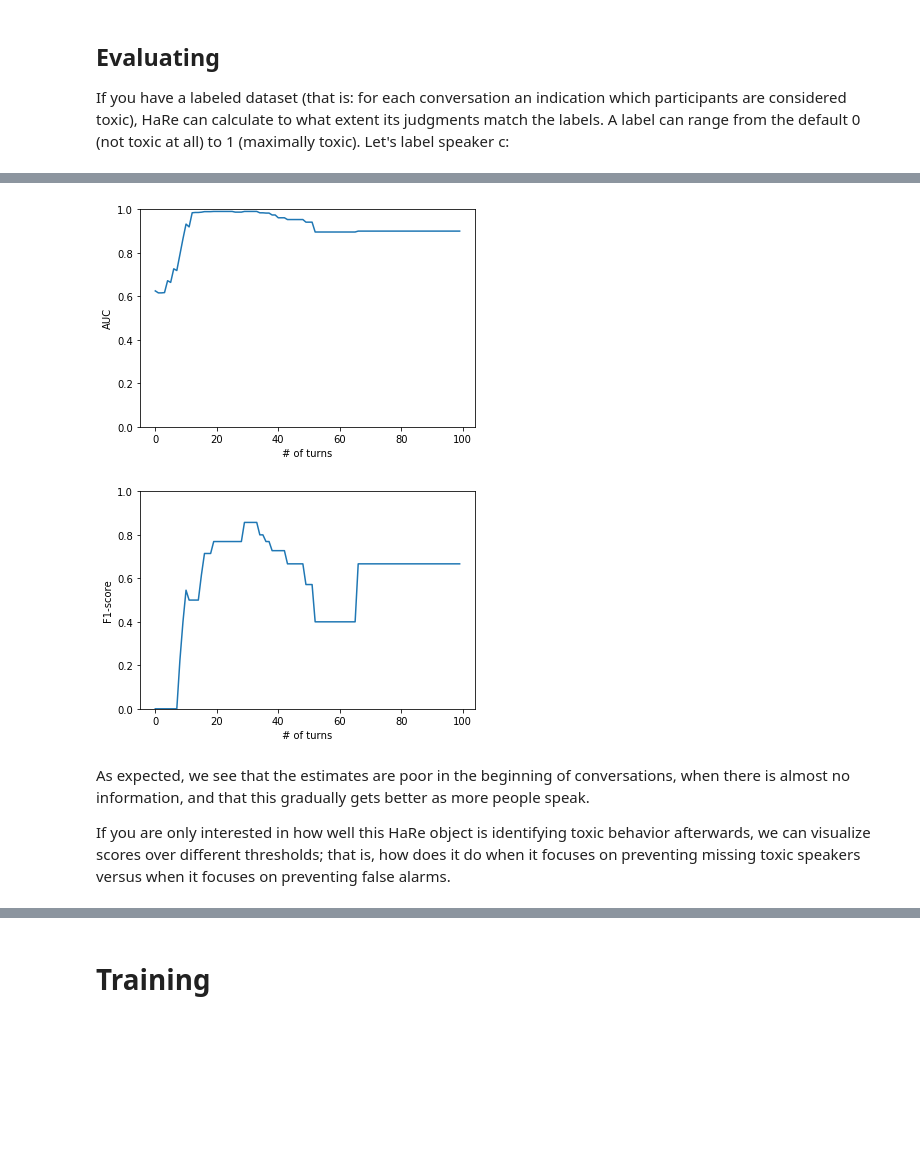
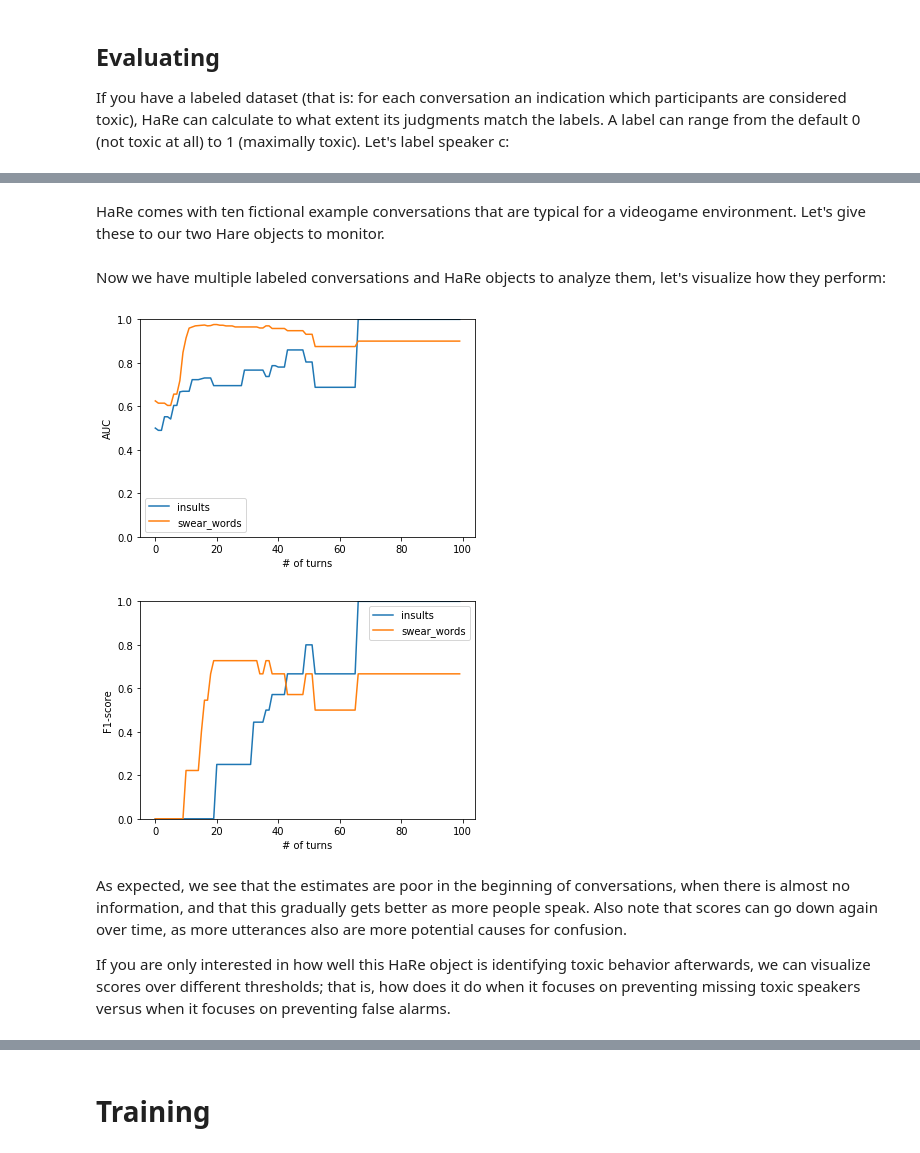
Before and after one commit to Woseseltops/HaRe, a Jupyter notebook: HaRe.ipynb, the cells around one changed output, grey strips where cells are left out. Drawn from its saved outputs; the diff is of its cells as text; code cells hidden in the pictures; blank space fills up the shorter version.

Commit message:
Added visualizing evaluation of multiple HaRe objects at once

```diff
--- a/HaRe.ipynb
+++ b/HaRe.ipynb
@@ -103,19 +94,38 @@ moba_hare.brain = DictBasedBrain()
+# %%
+from hare import Hare
+from hare.brain import DictBasedBrain
+
+insult_hare = Hare(name='insults')
+insult_hare.brain = DictBasedBrain()
+insult_hare.brain.bad_words = ['noob','newb','n00b','fag','loser']
+
+swear_hare = Hare(name='swear_words')
+swear_hare.brain = DictBasedBrain()
+swear_hare.brain.bad_words = ['fuck','fck','fuk','shit','stfu','wtf','suck']
+# %% [markdown]
+HaRe comes with ten fictional example conversations that are typical for a videogame environment. Let's give these to our two Hare objects to monitor.
+# %%
+from hare import load_example_conversations
+
+example_conversations = load_example_conversations()
+
+for conversation in example_conversations:
+    insult_hare.add_conversation(conversation)
+    swear_hare.add_conversation(conversation)
+# %% [markdown]
+Now we have multiple labeled conversations and HaRe objects to analyze them, let's visualize how they perform:
 # %%
 %matplotlib inline
 
-from hare import load_pretrained, load_example_conversations
 from hare.visualize import visualize_accuracy_during_conversations, visualize_auc_during_conversations, visualize_fscore_during_conversations
 
-for conversation in load_example_conversations():
-    moba_hare.add_conversation(conversation)
-
-visualize_auc_during_conversations(moba_hare)
-visualize_fscore_during_conversations(moba_hare)
+visualize_auc_during_conversations([insult_hare,swear_hare])
+visualize_fscore_during_conversations([insult_hare,swear_hare])
 # %% [output]
-[figure, old version]
+[figure, new version]
-[figure, old version]
+[figure, new version]
 # %% [markdown]
-As expected, we see that the estimates are poor in the beginning of conversations, when there is almost no information, and that this gradually gets better as more people speak.
+As expected, we see that the estimates are poor in the beginning of conversations, when there is almost no information, and that this gradually gets better as more people speak. Also note that scores can go down again over time, as more utterances also are more potential causes for confusion.
 
 If you are only interested in how well this HaRe object is identifying toxic behavior afterwards, we can visualize scores over different thresholds; that is, how does it do when it focuses on preventing missing toxic speakers versus when it focuses on preventing false alarms.
 # %%
```
Also changed, not shown: parts of 9 cells of this notebook, 4 other files.
